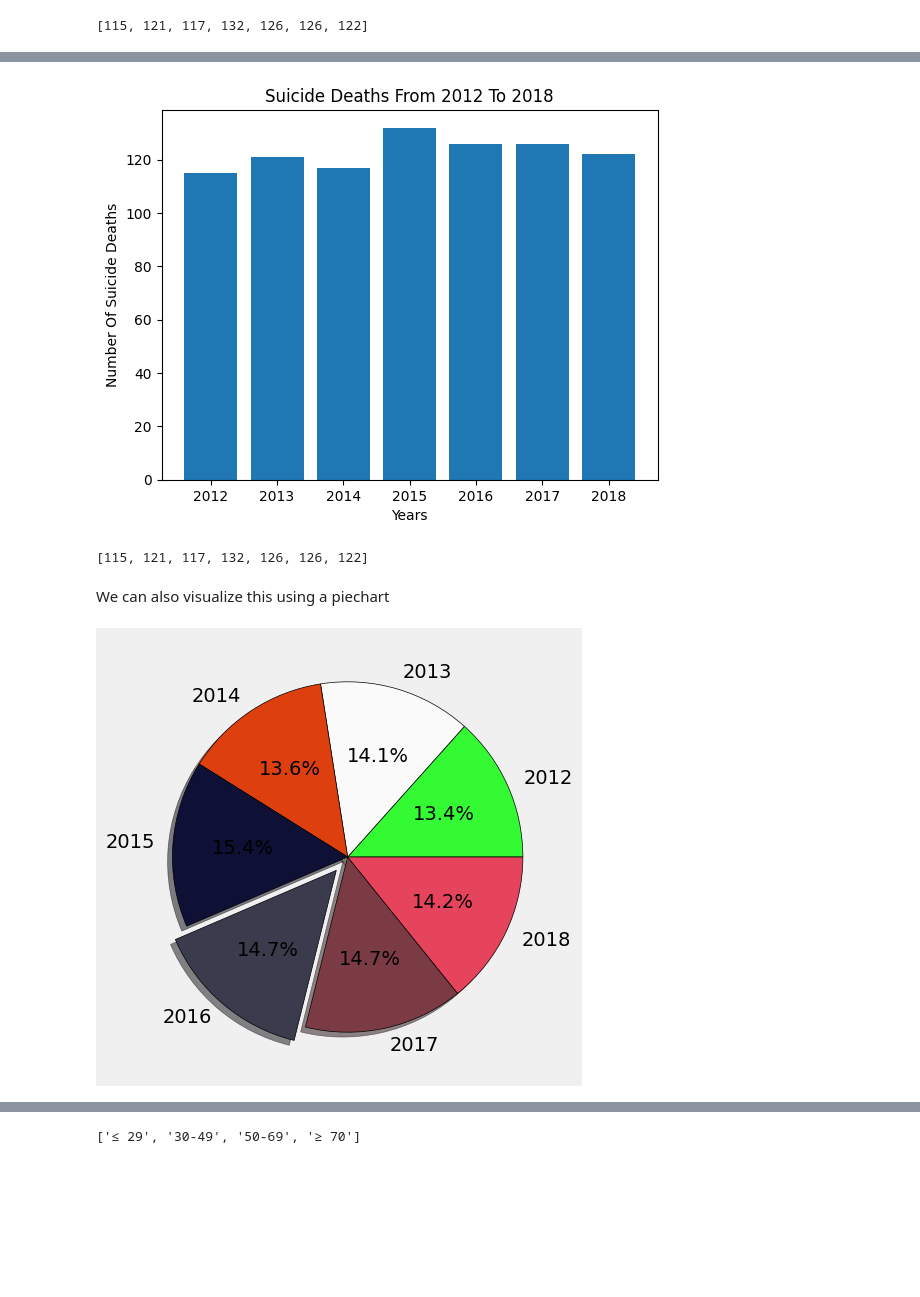
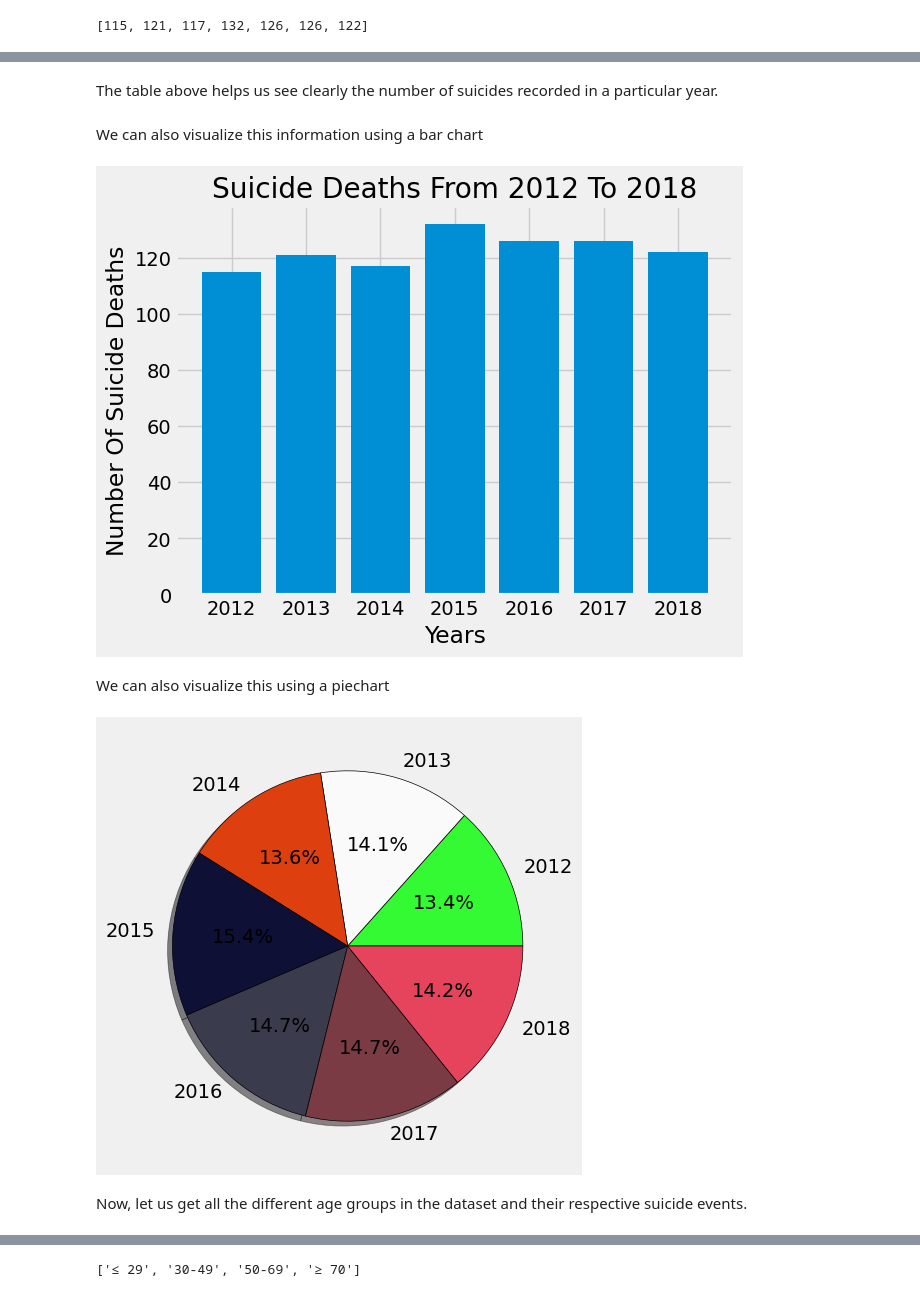
Before and after one commit to EhirimChiedozie/Analysis, a Jupyter notebook: Suicides/suicide.ipynb, the cells around one changed output, grey strips where cells are left out. Drawn from its saved outputs; the diff is of its cells as text; code cells hidden in the pictures; blank space fills up the shorter version.

Commit message:
Updating Suicide Analysis

```diff
--- a/Suicides/suicide.ipynb
+++ b/Suicides/suicide.ipynb
@@ -24,24 +61,27 @@ deaths
+# %% [markdown]
+
+The table above helps us see clearly the number of suicides recorded in a particular year.
+# %% [markdown]
+We can also visualize this information using a bar chart
 # %%
+plt.style.use('fivethirtyeight')
 plt.bar(years, deaths)
 plt.xlabel('Years')
 plt.ylabel('Number of Suicide deaths'.title())
 plt.title('Suicide deaths from 2012 to 2018'.title())
 plt.show()
 # %% [output]
-[figure, old version]
+[figure, new version]
-# %%
-deaths
-# %% [output]
-[115, 121, 117, 132, 126, 126, 122]
 # %% [markdown]
 We can also visualize this using a piechart
 # %%
 wedgeprops = {'edgecolor':'black'}
 colors = ['#34fa33', '#fafafa', '#dd3f0e', '#0f1035', '#3a3b4c', '#7a3b44', '#e5445c']
-explode = [0,0,0,0,0.1,0,0]
 plt.style.use('fivethirtyeight')
-plt.pie(deaths, labels=years, wedgeprops=wedgeprops, colors=colors, explode=explode, autopct='%1.1f%%', shadow=True)
+plt.pie(deaths, labels=years, wedgeprops=wedgeprops, colors=colors, autopct='%1.1f%%', shadow=True)
 plt.tight_layout()
 plt.show()
 # %% [output]
-[figure, old version]
+[figure, new version]
+# %% [markdown]
+Now, let us get all the different age groups in the dataset and their respective suicide events.
```
Also changed, not shown: parts of 40 cells of this notebook, 12 other files.
